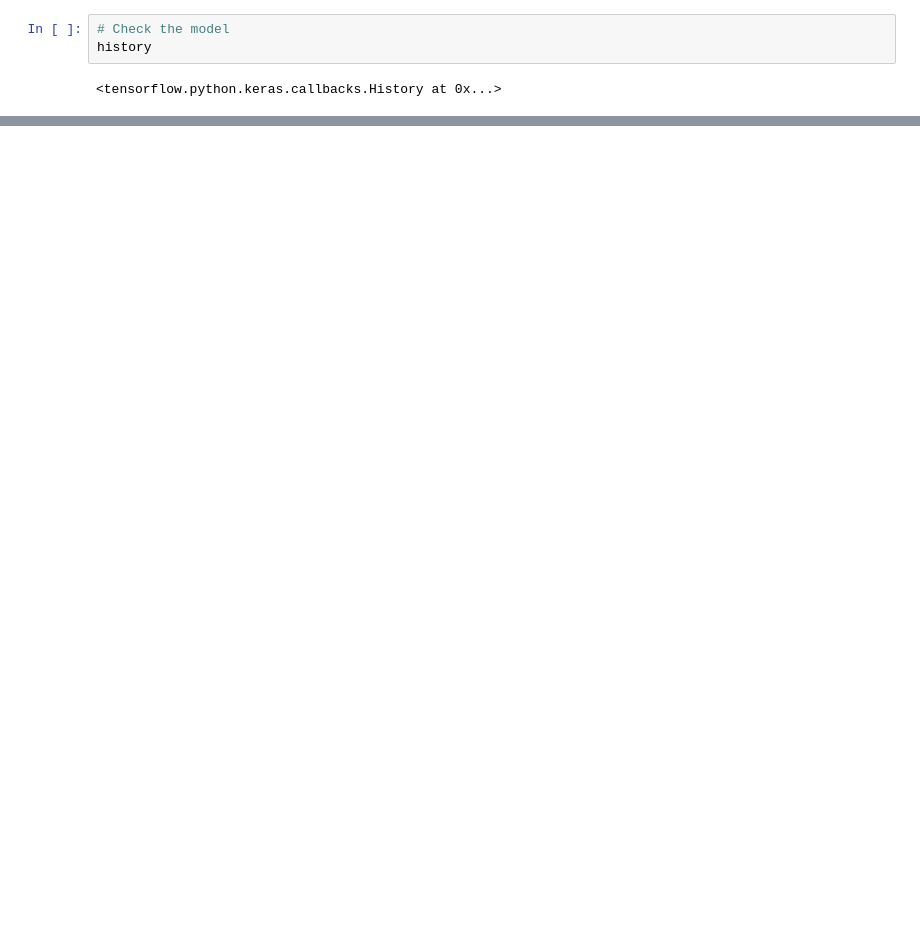
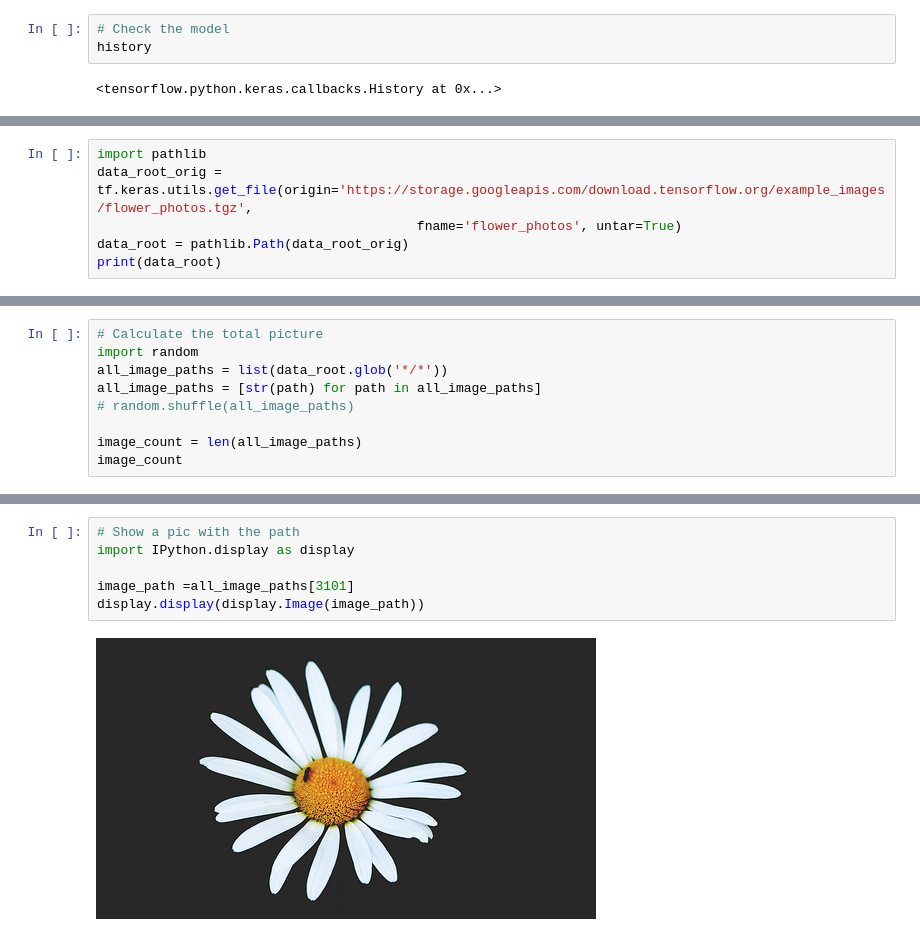
Before and after one commit to Trantracy/MNIST-using-Tensorflow-2.2, a Jupyter notebook: MNIST_TensorFlow2.ipynb, the cells around one changed output, grey strips where cells are left out. Saved outputs shown, nothing was run; the diff lists cells and outputs as text; blank space fills up the shorter version.

```diff
--- a/MNIST_TensorFlow2.ipynb
+++ b/MNIST_TensorFlow2.ipynb
@@ -144,0 +189,6 @@ ploth(history, key='accuracy')
+# %%
+import pathlib
+data_root_orig = tf.keras.utils.get_file(origin='https://storage.googleapis.com/download.tensorflow.org/example_images/flower_photos.tgz',
+                                         fname='flower_photos', untar=True)
+data_root = pathlib.Path(data_root_orig)
+print(data_root)
@@ -144,0 +209,9 @@ ploth(history, key='accuracy')
+# %%
+# Calculate the total picture
+import random
+all_image_paths = list(data_root.glob('*/*'))
+all_image_paths = [str(path) for path in all_image_paths]
+# random.shuffle(all_image_paths)
+
+image_count = len(all_image_paths)
+image_count
@@ -144,0 +276,8 @@ ploth(history, key='accuracy')
+# %%
+# Show a pic with the path
+import IPython.display as display
+
+image_path =all_image_paths[3101]
+display.display(display.Image(image_path))
+# %% [output]
+[figure, added]
```
Also changed, not shown: parts of 51 cells of this notebook.
